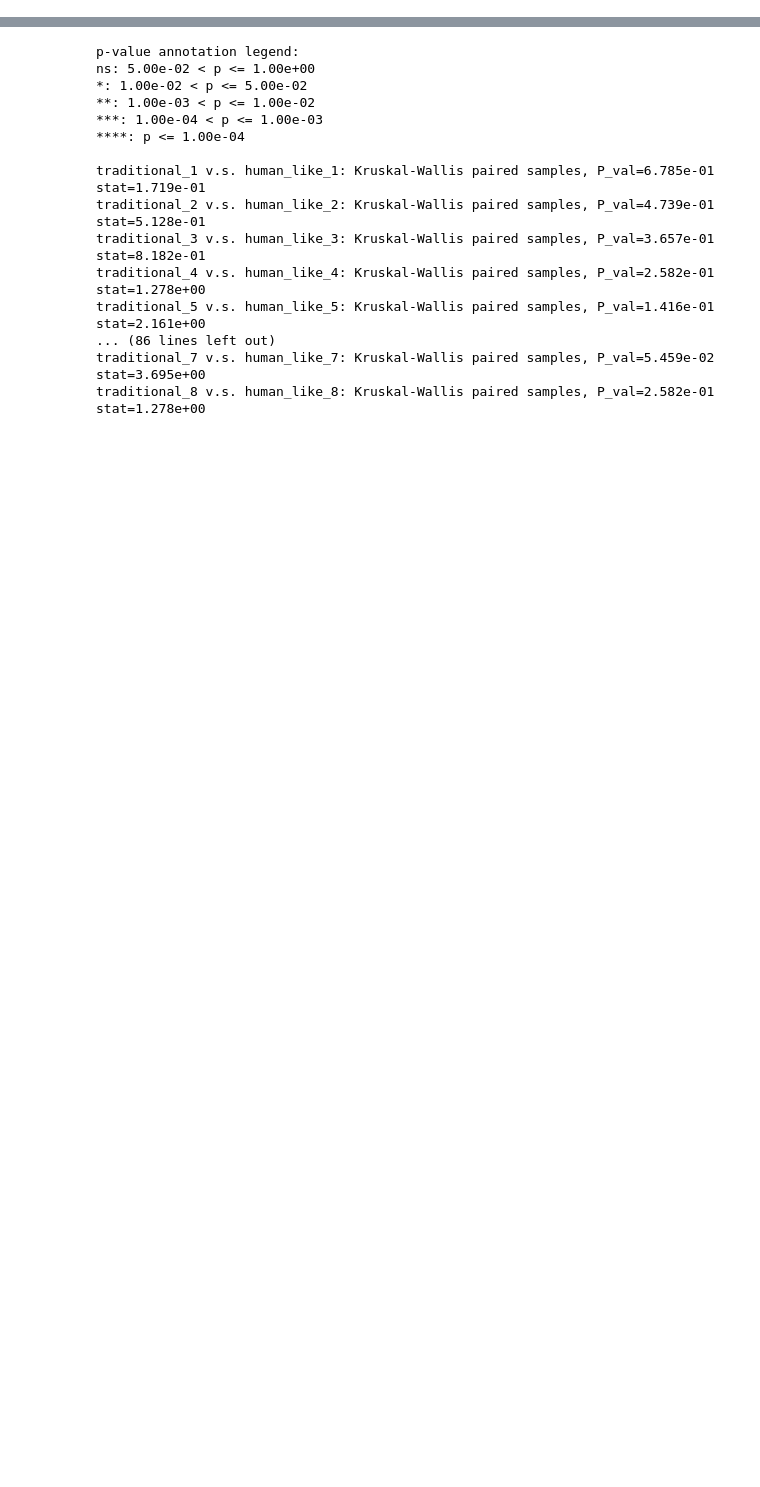
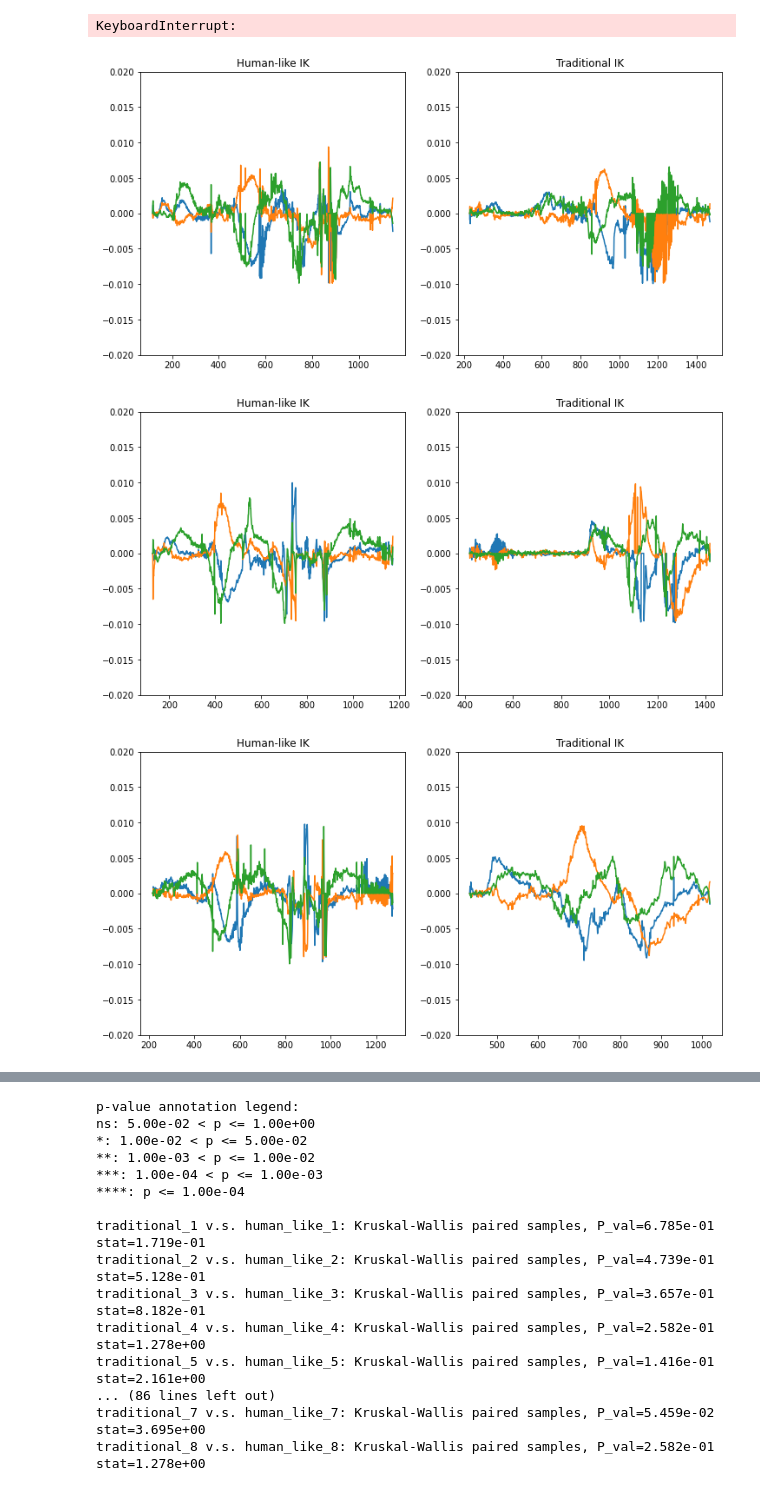
Before and after one commit to Tianyu-Zhou/Human_like_IK, a Jupyter notebook: human_like_ik.ipynb, the cells around one changed output, grey strips where cells are left out. Saved outputs shown, nothing was run; the diff lists cells and outputs as text; code cells hidden in the pictures; blank space fills up the shorter version.

```diff
--- a/human_like_ik.ipynb
+++ b/human_like_ik.ipynb
@@ -52,12 +55,14 @@ data_raw = []
 human_like_collision = []
 traditional_collision = []
 conditions = []
+participant_ids = []
+trail_ids = []
 
 collision_statistics = pd.DataFrame(columns = ["collision_times","conditions","trail","time"])
 
 axis3 = ['X','Y','Z']
 # participant_id_order = ["01","02","03","04","05","06","07","08","09","10","11","12","13","14","15","16","17","18","19","20","21","22","23","24","25","26","27","28","29","30"]
-participant_id_order = ["01","02","03","04","05","06","07","08","09","10","11","12","13","14","15","16"]
+participant_id_order = ["17","18","19","20","21","22","23","24","25","26"]
 trail_id_order = ["01","02","03","04","05","06","07","08","09","10"]
 # you can add column name here to get the velocity and acceleration
 column_names = ['Joint8']
@@ -95,7 +100,7 @@ for home, dirs, files in os.walk(path):
                 for i,local_name['p_' + axis] in raw[column_name + axis].iteritems():
                     ## get vel by delta_p
                     local_name['delta_p_' + axis] = local_name['p_' + axis] - local_name['p_' + axis + '_previous']
-                    if abs(local_name['delta_p_' + axis])>0.1:
+                    if abs(local_name['delta_p_' + axis])>0.01:
                         local_name['vel_' + axis].append(0)
                     else:
                         local_name['vel_' + axis].append(local_name['delta_p_' + axis])
@@ -119,7 +124,6 @@ for home, dirs, files in os.walk(path):
 
         if(filename[0:5] == "human"):
             condition = "human_like"
-            conditions.append(condition)
             participant_id = filename[15:17]
             trail_id = filename[23:25]
 
@@ -141,7 +145,6 @@ for home, dirs, files in os.walk(path):
 
         if(filename[0:5] == "tradi"):
             condition = "traditional"
-            conditions.append(condition)
             participant_id = filename[16:18]
             trail_id = filename[24:26]
             traditional_group = t.groupby(['ColX', 'ColY', 'ColZ'])
@@ -158,6 +161,9 @@ for home, dirs, files in os.walk(path):
                             traditional_collision.append(h)
                             each_collision.append(h)
             collision_statistics = collision_statistics.append({'collision_times': len(each_collision), 'conditions':condition, 'trail':trail_id, 'time':len(t)},ignore_index=True)
+        conditions.append(condition)
+        participant_ids.append(participant_id)
+        trail_ids.append(trail_id)
         data_raw.append(t)
 
 
@@ -178,3 +184,29 @@ if calculate_entropy:
                 np.save(path + name  + '_' + group + '_vel_' + axis + '_entropy',local_name[name  + '_' + group + '_vel_' + axis + '_entropy'])
                 np.save(path + name  + '_' + group + '_vel_' + axis + '_mean',local_name[name  + '_' + group + '_vel_' + axis + '_mean'])
                 np.save(path + name  + '_' + group + '_acc_' + axis + '_mean',local_name[name  + '_' + group + '_acc_' + axis + '_mean'])
+# %% [output]
+KeyboardInterrupt:
+# %%
+for index in range(0,10):
+    # print(conditions[index])
+    # print(participant_ids[index])
+
+    fig, axs = plt.subplots(1, 2,figsize=(12,6))
+    # fig.suptitle('Velocity comparison between the human-like condition and the traditional condition')
+    axs[0].plot(data_raw[index].vel_X)
+    axs[0].plot(data_raw[index].vel_Y)
+    axs[0].plot(data_raw[index].vel_Z)
+    axs[0].set_ylim([-0.02, 0.02])
+    axs[0].set_title('Human-like IK')
+
+    axs[1].plot(data_raw[index+10].vel_X)
+    axs[1].plot(data_raw[index+10].vel_Y)
+    axs[1].plot(data_raw[index+10].vel_Z)
+    axs[1].set_ylim([-0.02, 0.02])
+    axs[1].set_title('Traditional IK')
+
+    fig.show()
+# %% [output]
+[figure, added]
+[figure, added]
+[figure, added]
```
Also changed, not shown: parts of 3 cells of this notebook.
